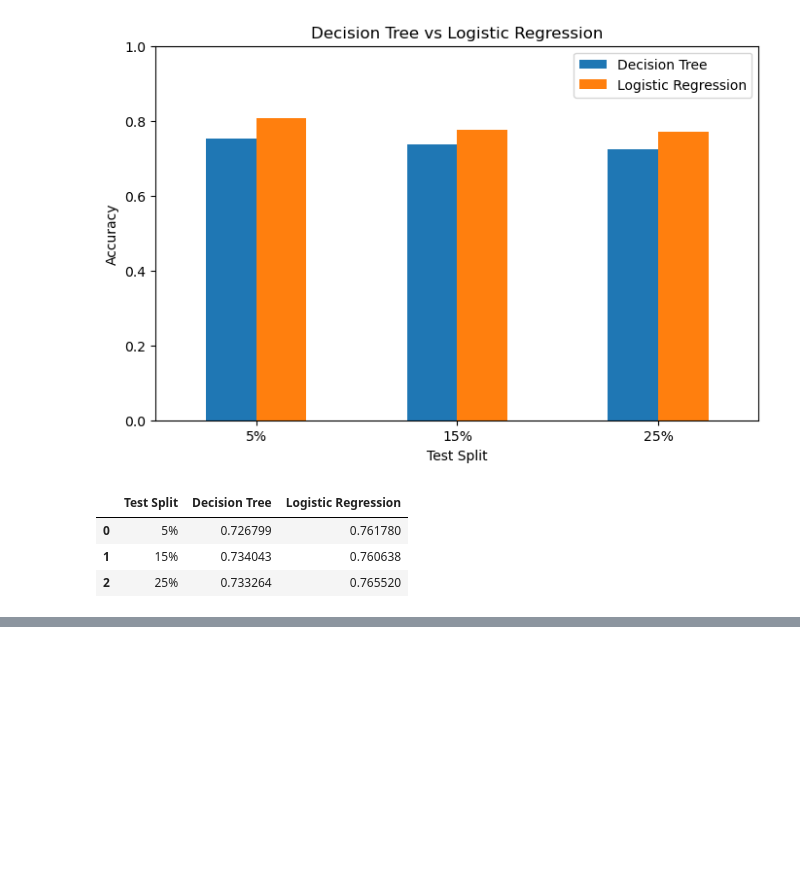
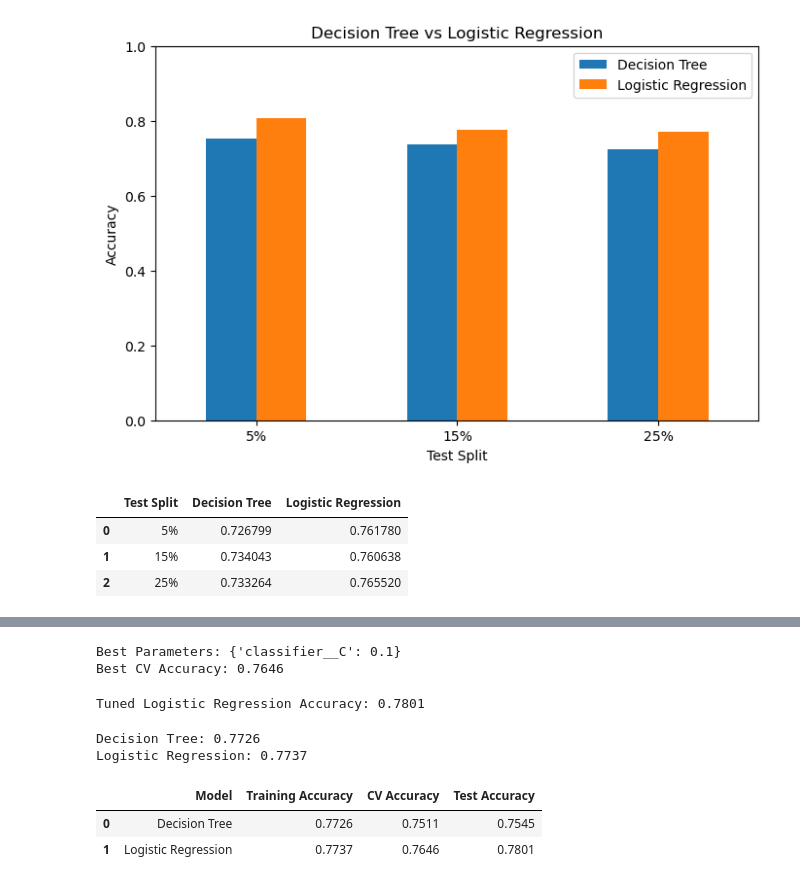
Before and after one commit to Erdenetuya610/Machine-learning, a Jupyter notebook: Machine learning .ipynb, the cells around one changed output, grey strips where cells are left out. Cells and saved outputs as stored; diff of their text form; code cells hidden in the pictures; blank space fills up the shorter version.

Commit message:
Logistic Regression

```diff
--- a/Machine learning .ipynb
+++ b/Machine learning .ipynb
@@ -1095,0 +1184,6 @@ display(cv_comparison)
+# %%
+best_dt_model = grid_search.best_estimator_
+y_pred_tuned = best_dt_model.predict(X_test_15)
+
+print("Tuned Decision Tree Accuracy:",
+      round(accuracy_score(y_test_15, y_pred_tuned), 4))
@@ -1095,0 +1192,13 @@ display(cv_comparison)
+# %%
+param_grid_log = {
+    'classifier__C': [0.01, 0.1, 1, 10]
+}
+
+grid_search_log = GridSearchCV(
+    log_model_15,
+    param_grid_log,
+    cv=skf,
+    scoring='accuracy'
+)
+
+grid_search_log.fit(X_train_15, y_train_15)
@@ -1095,0 +1223,42 @@ display(cv_comparison)
+# %%
+print("Best Parameters:", grid_search_log.best_params_)
+print("Best CV Accuracy:", round(grid_search_log.best_score_, 4))
+# %% [output]
+Best Parameters: {'classifier__C': 0.1}
+Best CV Accuracy: 0.7646
+# %%
+best_log_model = grid_search_log.best_estimator_
+y_pred_log_tuned = best_log_model.predict(X_test_15)
+
+print("Tuned Logistic Regression Accuracy:",
+      round(accuracy_score(y_test_15, y_pred_log_tuned), 4))
+# %% [output]
+Tuned Logistic Regression Accuracy: 0.7801
+# %%
+print("Decision Tree:", round(best_dt_model.score(X_train_15, y_train_15), 4))
+print("Logistic Regression:", round(best_log_model.score(X_train_15, y_train_15), 4))
+# %% [output]
+Decision Tree: 0.7726
+Logistic Regression: 0.7737
+# %%
+comparison = pd.DataFrame({
+    'Model': ['Decision Tree', 'Logistic Regression'],
+    'Training Accuracy': [
+        best_dt_model.score(X_train_15, y_train_15),
+        best_log_model.score(X_train_15, y_train_15)
+    ],
+    'CV Accuracy': [
+        grid_search.best_score_,
+        grid_search_log.best_score_
+    ],
+    'Test Accuracy': [
+        accuracy_score(y_test_15, best_dt_model.predict(X_test_15)),
+        accuracy_score(y_test_15, y_pred_log_tuned)
+    ]
+})
+
+display(comparison.round(4))
+# %% [output]
+|  | Model | Training Accuracy | CV Accuracy | Test Accuracy |
+| 0 | Decision Tree | 0.7726 | 0.7511 | 0.7545 |
+| 1 | Logistic Regression | 0.7737 | 0.7646 | 0.7801 |
```
Also changed, not shown: parts of 19 cells of this notebook.
